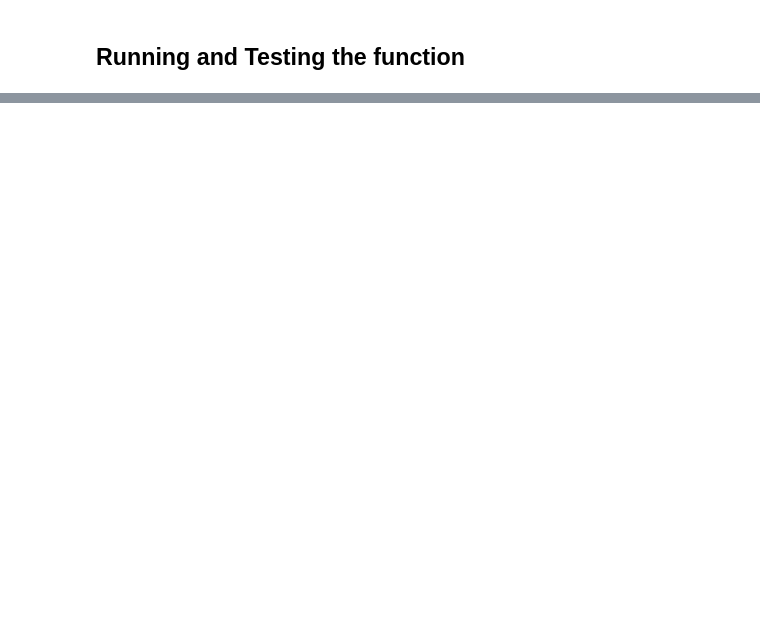
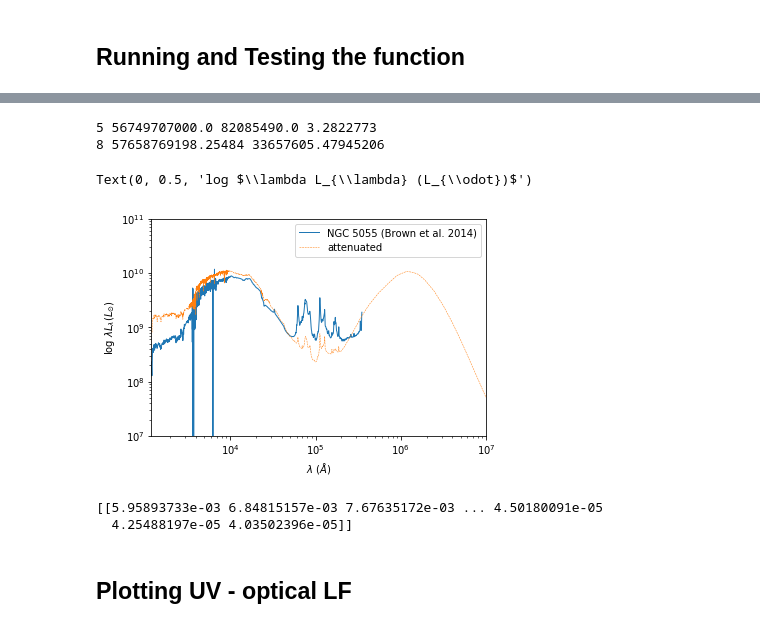
Before and after one commit to dptriani/mentari, a Jupyter notebook: For-dusty-sage.ipynb, the cells around one changed output, grey strips where cells are left out. Drawn from its saved outputs; the diff is of its cells as text; code cells hidden in the pictures; blank space fills up the shorter version.

```diff
--- a/For-dusty-sage.ipynb
+++ b/For-dusty-sage.ipynb
@@ -1160,0 +1967,48 @@ plt.ylabel('Stellar Metallicity')
+# %%
+spiral = np.loadtxt('NGC_5055_spec.dat', unpack=True)
+wave = spiral[0]
+spec = spiral[1]
+dl = 7.8 * 3.086e+24 #Mpc to cm
+spec = spec*wave * (4*np.pi*dl**2) / 3.826e33 #ergs/s to Lsun
+# %%
+stellarmass = G_history_dusty[0].StellarMass * 1e10 / Hubble_h
+dustmass = G_history_dusty[0].ColdDust * 1e10 / Hubble_h
+sfr = G_history_dusty[0].SfrDisk + G_history_dusty[0].SfrBulge
+
+w = np.where((stellarmass > 5.65e10) & (stellarmass < 6e10) & (dustmass > 0))[0]
+print(len(w), stellarmass[w[3]], dustmass[w[3]], sfr[w[3]])
+
+w = np.where((Mass[:,63] / Hubble_h > 5.65e10) & (Mass[:,63] / Hubble_h < 6e10) & (Dust > 0))[0]
+print(len(w), Mass[w[6],63] / Hubble_h, Dust[w[6]])
+#To plot the spectra:
+ax = plt.subplot2grid((1,1), (0,0))
+#divider = make_axes_locatable(ax)
+plt.plot(wave, spec, lw=1, label= ('NGC 5055 (Brown et al. 2014)'))
+#ax.plot(np.array(wavelength), spectra[w[6]] * np.array(wavelength), lw=2, label='intrinsic')
+#ax.plot(np.array(wavelength), spectra_dusty[w[1]] * np.array(wavelength), lw=0.5, label='dusty')
+#ax.plot(np.array(all_wave), UVIR[w[6]] * all_wave,  lw=0.5, label='dusty')
+ax.plot(np.array(full_wavelength), Spectra_arr[w[6]] * full_wavelength, '--', lw=0.5, label='attenuated')
+
+#ax.plot(np.array(wavelength_sage), spectra_sage[0] * np.array(wavelength_sage), lw=0.5, label='sage')
+#ax.plot(np.array(wavelength_old), spectra_old[0] * np.array(wavelength_old), lw=0.5, label='sage')
+plt.ylim(1e7, 1e11)
+plt.xlim(1200, 1e7)
+plt.xscale('log')
+plt.yscale('log')
+
+plt.legend(loc=0)
+
+ax.set_xlabel(r'$\lambda\ (\AA) $')
+ax.set_ylabel(r'log $\lambda L_{\lambda} (L_{\odot})$')
+
+#plt.savefig('SED-spiral.png')
+# %% [output]
+5 56749707000.0 82085490.0 3.2822773
+8 57658769198.25484 33657605.47945206
+Text(0, 0.5, 'log $\\lambda L_{\\lambda} (L_{\\odot})$')
+[figure, added]
+# %%
+print(full_spectra)
+# %% [output]
+[[5.95893733e-03 6.84815157e-03 7.67635172e-03 ... 4.50180091e-05
+  4.25488197e-05 4.03502396e-05]]
@@ -1160,0 +2017,2 @@ plt.ylabel('Stellar Metallicity')
+# %% [markdown]
+## Plotting UV - optical LF
```
Also changed, not shown: parts of 149 cells of this notebook, 1 other file.
